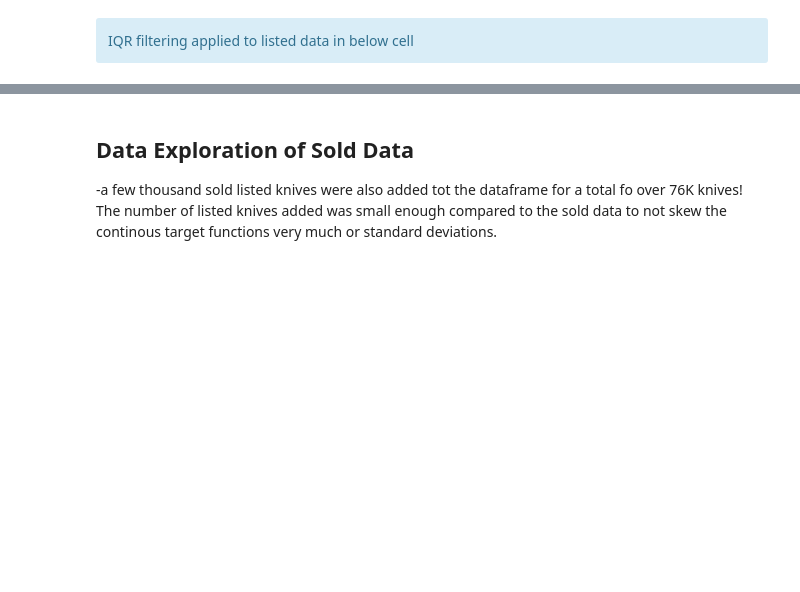
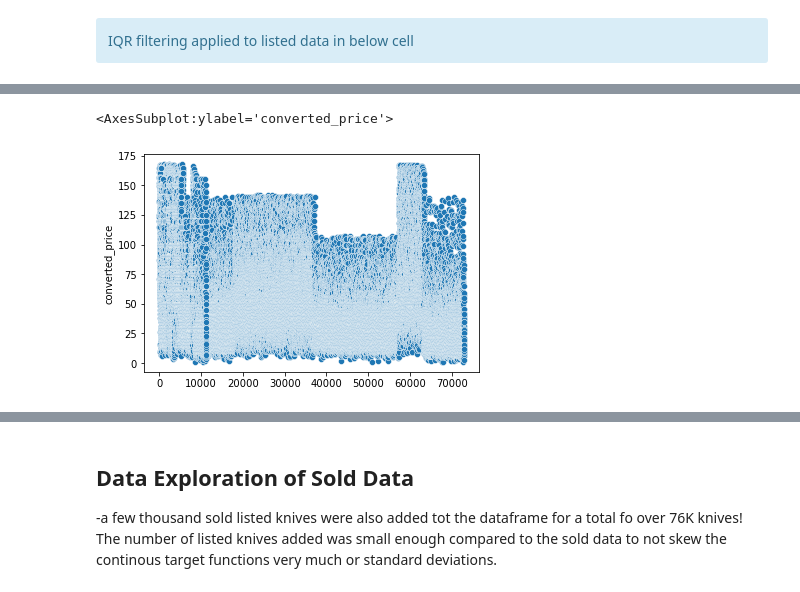
Before and after one commit to ddey117/Neural_Network_Predicting_Reseller_Success_Ebay, a Jupyter notebook: Data_Exploration.ipynb, the cells around one changed output, grey strips where cells are left out. Cells and saved outputs as stored; diff of their text form; code cells hidden in the pictures; blank space fills up the shorter version.

```diff
--- a/Data_Exploration.ipynb
+++ b/Data_Exploration.ipynb
@@ -990,0 +802,5 @@ used_listed2.to_csv('listed_data/used_listed_data.csv', index=False)
+# %%
+sns.scatterplot(x=df.index,y='converted_price', data=df)
+# %% [output]
+<AxesSubplot:ylabel='converted_price'>
+[figure, added]
```
Also changed, not shown: parts of 50 cells of this notebook, 22 other files.
